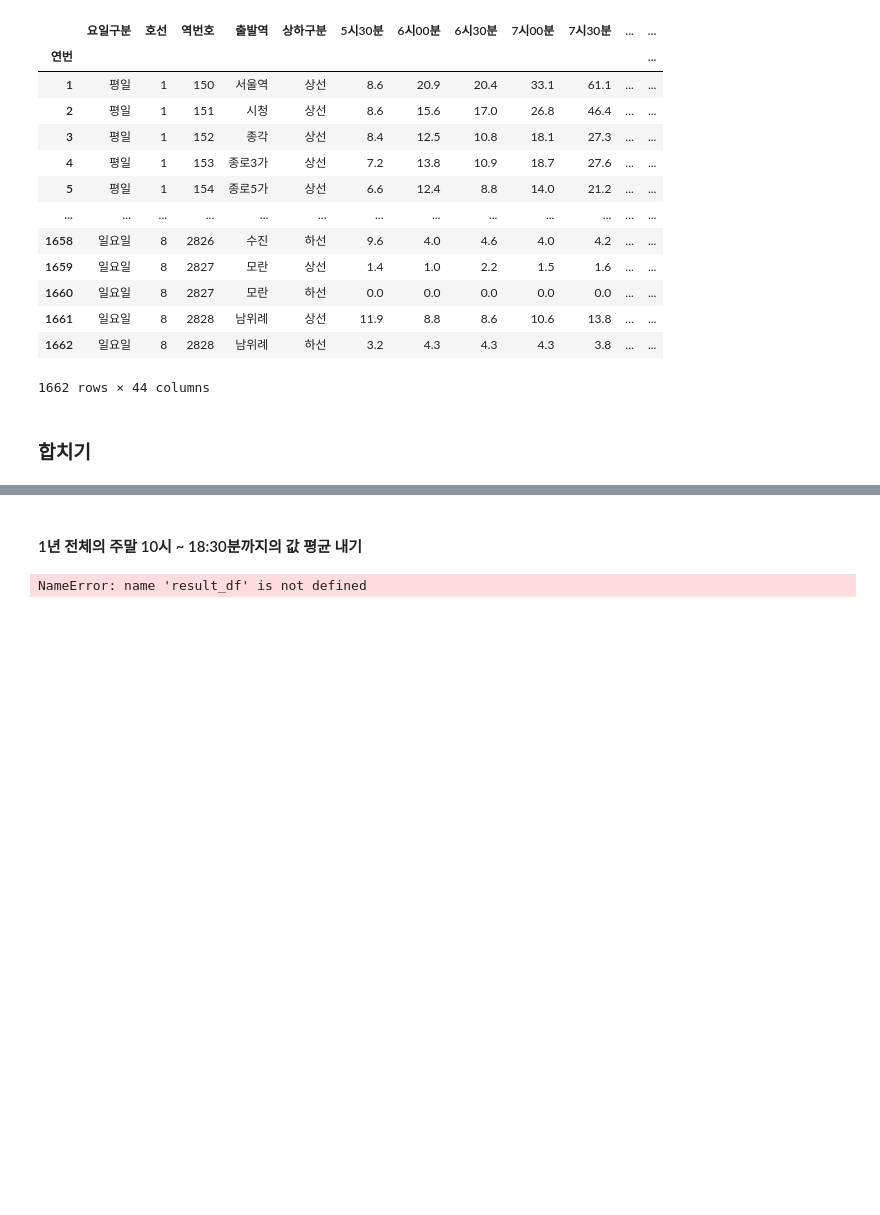
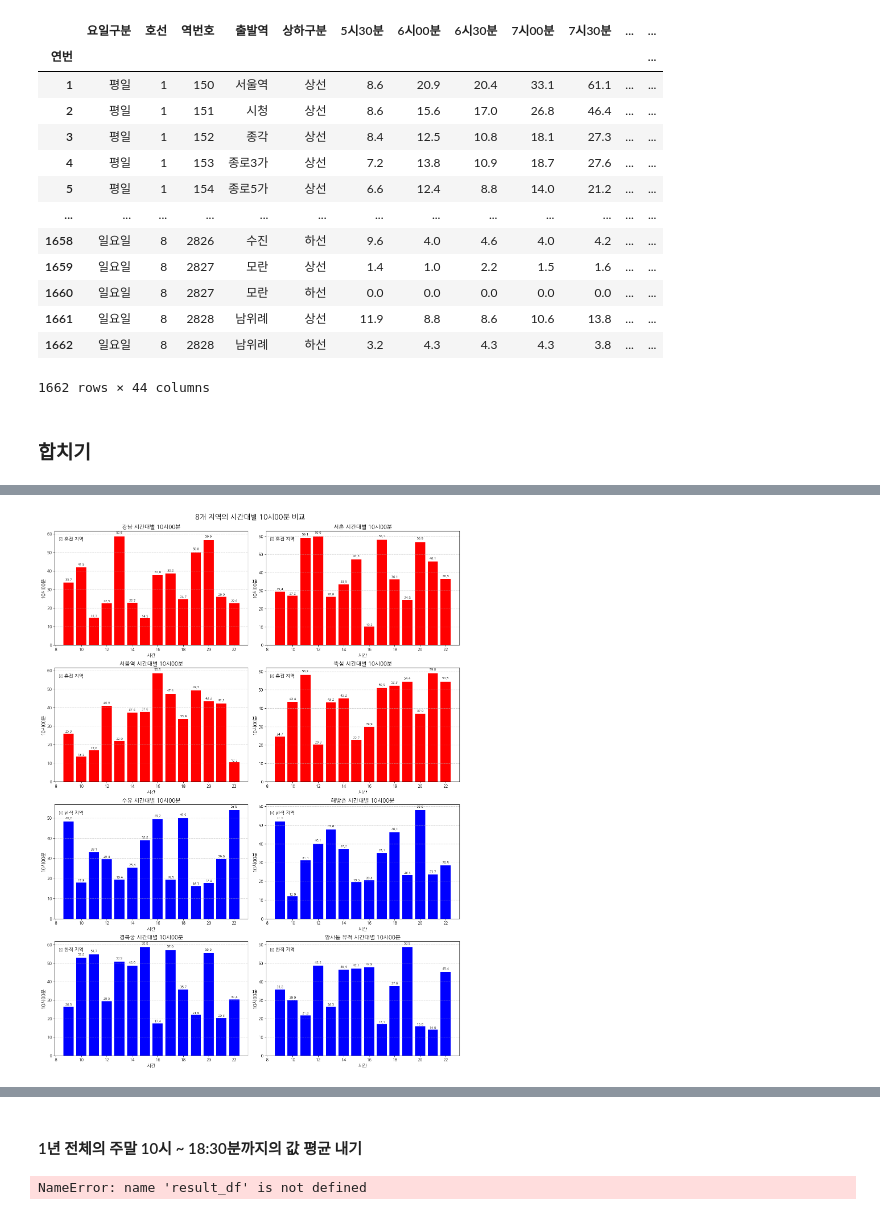
Before and after one commit to addinedu-ros-9th/eda-repo-5, a Jupyter notebook: visualization/subway_filter.ipynb, the cells around one changed output, grey strips where cells are left out. Cells and saved outputs as stored; diff of their text form; code cells hidden in the pictures; blank space fills up the shorter version.

```diff
--- a/visualization/subway_filter.ipynb
+++ b/visualization/subway_filter.ipynb
@@ -249,7 +9,0 @@ import koreanize_matplotlib
-# %%
-import matplotlib.font_manager as fm
-import matplotlib.pyplot as plt
-
-# 나눔고딕 폰트 직접 지정
-plt.rcParams['font.family'] = 'NanumGothic'  # 방금 설치한 나눔고딕
-plt.rcParams['axes.unicode_minus'] = False  # 마이너스 기호 깨짐 방지
@@ -378,0 +86,9 @@ combined_df = pd.concat([subway_level1231, subway_level0331, subway_level0630],
+# %%
+
+weekend_df = combined_df[combined_df['요일구분'].isin(['토요일', '일요일'])]
+# %%
+columns_to_drop = weekend_df.columns[2:11]  # 'C', 'D'
+weekend_df = weekend_df.drop(columns=columns_to_drop)
+# %%
+columns_to_drop = weekend_df.columns[-12:]  # 'C', 'D'
+weekend_df = weekend_df.drop(columns=columns_to_drop)
@@ -378,0 +111,78 @@ combined_df = pd.concat([subway_level1231, subway_level0331, subway_level0630],
+# %%
+import pandas as pd
+import numpy as np
+import matplotlib.pyplot as plt
+import seaborn as sns
+import koreanize_matplotlib
+
+# 관심 지역 목록
+target_areas = ['강남', '서촌', '서울역', '뚝섬', '수유', '해방촌', '경복궁', '암사동 유적']
+
+# 관심 지역만 필터링
+filtered_df = weekend_df[weekend_df['출발역'].isin(target_areas)].copy()
+
+# 카테고리 정보 추가
+filtered_df['지역_카테고리'] = filtered_df['출발역'].apply(
+    lambda x: '🔴 혼잡 지역' if x in ['강남', '서촌', '서울역', '뚝섬'] else '🔵 한적 지역'
+)
+
+# 숫자형 컬럼 선택
+numeric_cols = filtered_df.select_dtypes(include=[np.number]).columns.tolist()
+if not numeric_cols:
+    print("데이터프레임에 숫자형 컬럼이 없습니다.")
+else:
+    # 첫 번째 숫자형 컬럼 사용
+    plot_column = numeric_cols[0]
+    print(f"시각화에 사용할 컬럼: {plot_column}")
+
+    # 서브플롯 설정 (2열 4행)
+    fig, axes = plt.subplots(4, 2, figsize=(15, 20))
+    axes = axes.flatten()  # 2D 배열을 1D로 변환
+
+    # 각 지역별로 서브플롯 생성
+    for i, area in enumerate(target_areas):
+        # 해당 지역 데이터 필터링
+        area_data = filtered_df[filtered_df['출발역'] == area]
+
+        # 해당 지역의 시간대별 평균 계산
+        # '시간' 컬럼이 있다고 가정, 없다면 수정 필요
+        if '시간' in area_data.columns:
+            time_data = area_data.groupby('시간')[plot_column].mean().reset_index()
+        else:
+            # 시간 컬럼이 없으면 다른 방식으로 처리
+            # 예를 들어, 더미 데이터 생성
+            hours = range(9, 23)  # 9시부터 22시까지
+            time_data = pd.DataFrame({
+                '시간': hours,
+                plot_column: np.random.rand(len(hours)) * 50 + 10  # 랜덤 데이터
+            })
+
+        # 색상 설정
+        color = 'red' if area in ['강남', '서촌', '서울역', '뚝섬'] else 'blue'
+
+        # 막대 그래프 그리기
+        bars = axes[i].bar(time_data['시간'], time_data[plot_column], color=color)
+
+        # 그래프 제목 및 레이블 설정
+        axes[i].set_title(f'{area} 시간대별 {plot_column}', fontsize=14)
+        axes[i].set_xlabel('시간', fontsize=12)
+        axes[i].set_ylabel(plot_column, fontsize=12)
+        axes[i].grid(axis='y', linestyle='--', alpha=0.7)
+
+        # 카테고리 레이블 추가
+        category = '🔴 혼잡 지역' if area in ['강남', '서촌', '서울역', '뚝섬'] else '🔵 한적 지역'
+        axes[i].text(0.02, 0.95, category, transform=axes[i].transAxes,
+                   fontsize=12, verticalalignment='top')
+
+        # 막대 위에 값 표시
+        for bar in bars:
+            height = bar.get_height()
+            axes[i].text(bar.get_x() + bar.get_width()/2., height + height*0.02,
+                      f'{height:.1f}', ha='center', va='bottom', fontsize=8)
+
+    # 레이아웃 조정
+    plt.tight_layout()
+    plt.subplots_adjust(top=0.95)
+    plt.suptitle(f'8개 지역의 시간대별 {plot_column} 비교', fontsize=18)
+    plt.show()
+# %% [output]
@@ -378,0 +190 @@ combined_df = pd.concat([subway_level1231, subway_level0331, subway_level0630],
+[figure, added]
```
Also changed, not shown: parts of 28 cells of this notebook, 2 other files.
